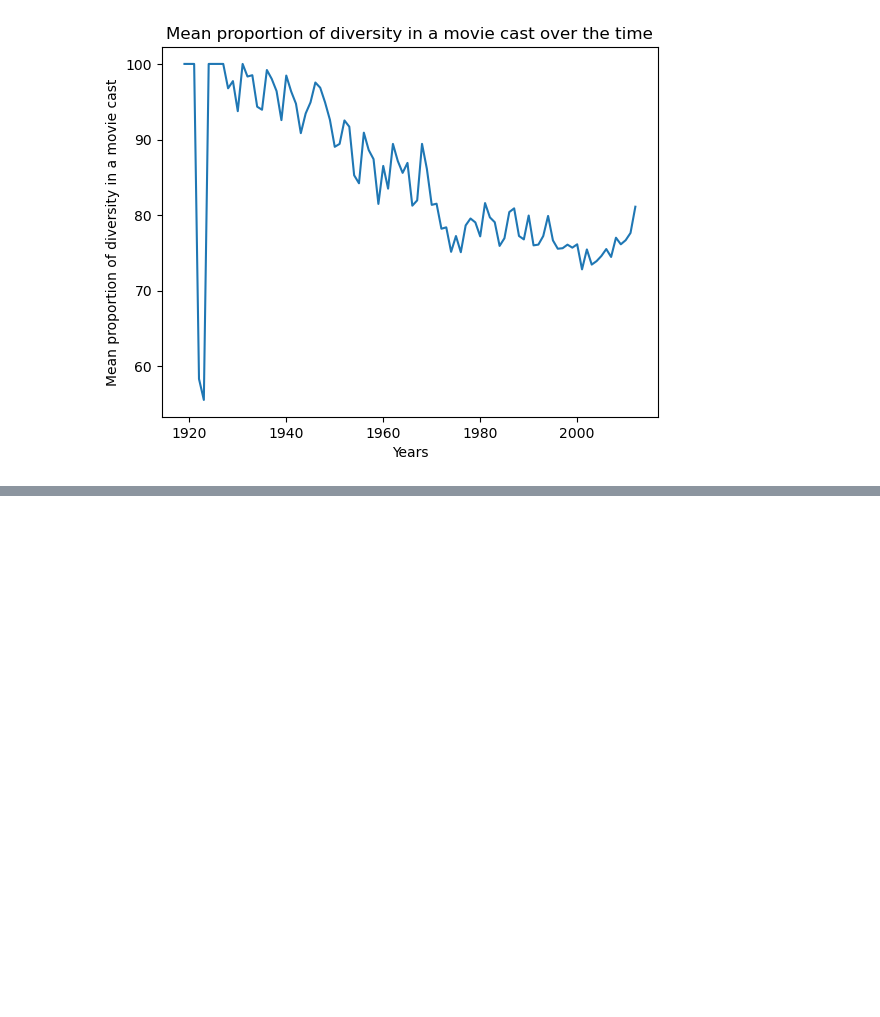
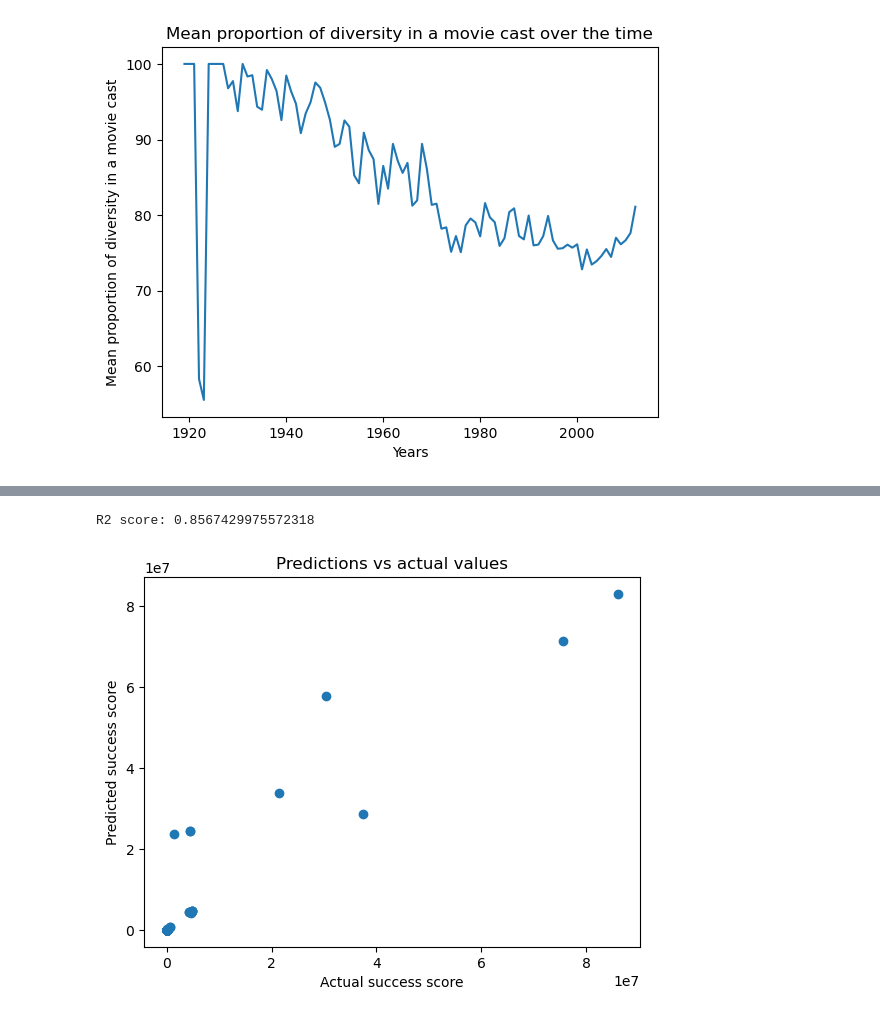
Before and after one commit to epfl-ada/ada-2023-project-draco, a Jupyter notebook: Milestone_2.ipynb, the cells around one changed output, grey strips where cells are left out. Drawn from its saved outputs; the diff is of its cells as text; code cells hidden in the pictures; blank space fills up the shorter version.

```diff
--- a/Milestone_2.ipynb
+++ b/Milestone_2.ipynb
@@ -1141,0 +1312,24 @@ Text(0, 0.5, 'Mean proportion of diversity in a movie cast')
+# %%
+
+# Choose the best model
+best_model = models['rf']
+pipeline = make_pipeline(scaler, best_model)
+
+pipeline.fit(X_train, Y_train)
+
+# Make predictions on the test set
+predictions = pipeline.predict(X_test)
+predictions
+# Compute the R2 score and print it
+r2 = pipeline.score(X_test, Y_test)
+print(f"R2 score: {r2}")
+
+# Plot the predictions vs the actual values
+plt.scatter(Y_test, predictions)
+plt.xlabel('Actual success score')
+plt.ylabel('Predicted success score')
+plt.title('Predictions vs actual values')
+plt.show()
+# %% [output]
+R2 score: 0.8567429975572318
+[figure, added]
```
Also changed, not shown: parts of 10 cells of this notebook.
